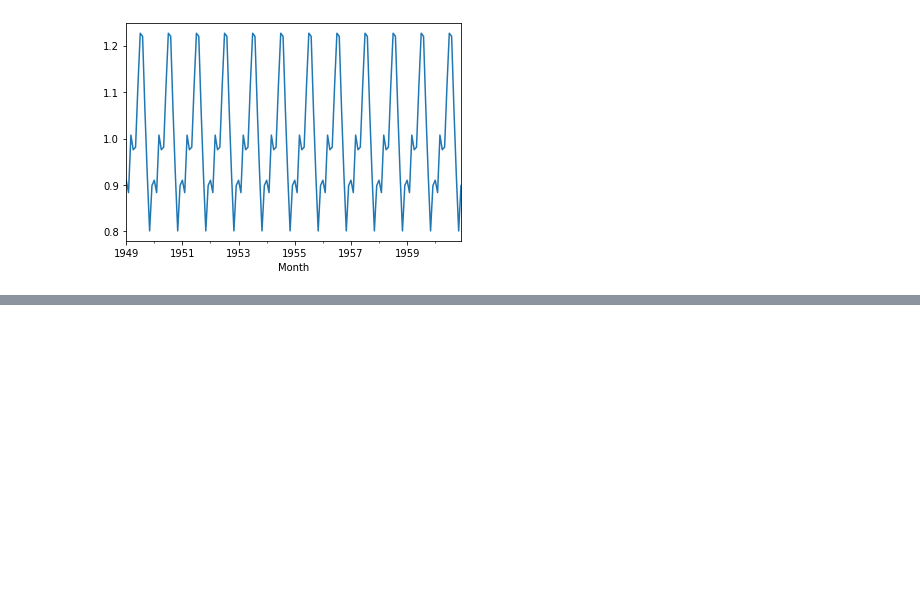
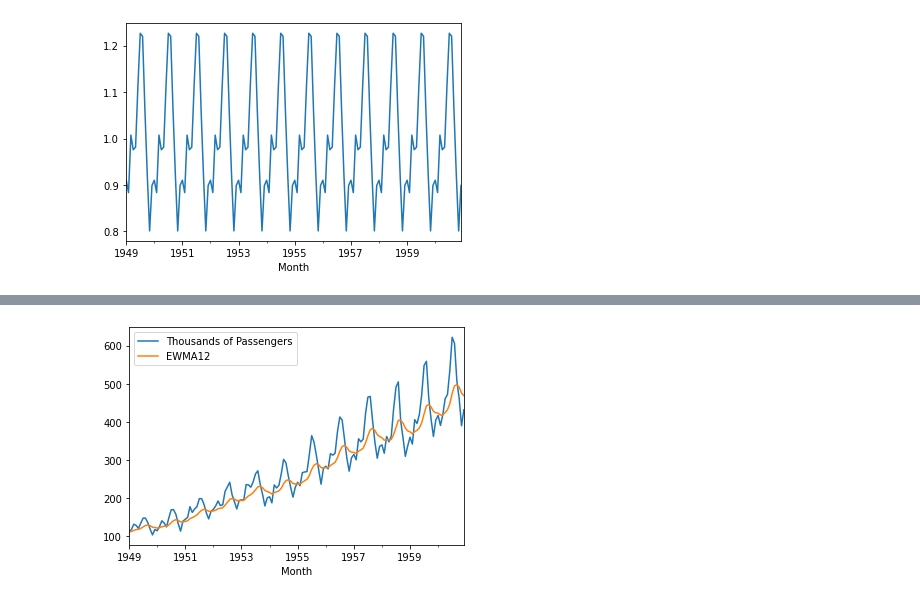
Before and after one commit to rangelrey/timeSeriesAnalysis, a Jupyter notebook: timesSeriesAnalysis.ipynb, the cells around one changed output, grey strips where cells are left out. Drawn from its saved outputs; the diff is of its cells as text; code cells hidden in the pictures; blank space fills up the shorter version.

```diff
--- a/timesSeriesAnalysis.ipynb
+++ b/timesSeriesAnalysis.ipynb
@@ -1057,0 +1041,7 @@ result.seasonal.plot();
+# %%
+# With span = 12, we are using al alpha = 2/(12+1). Look at the above formula.
+# Therefore when we pass the parameter span in the formula, we are setting alpha
+airline['EWMA12'] = airline['Thousands of Passengers'].ewm(span=12,adjust=False).mean()
+airline[['Thousands of Passengers','EWMA12']].plot();
+# %% [output]
+[figure, added]
```
Also changed, not shown: parts of 109 cells of this notebook, 18 other files.
